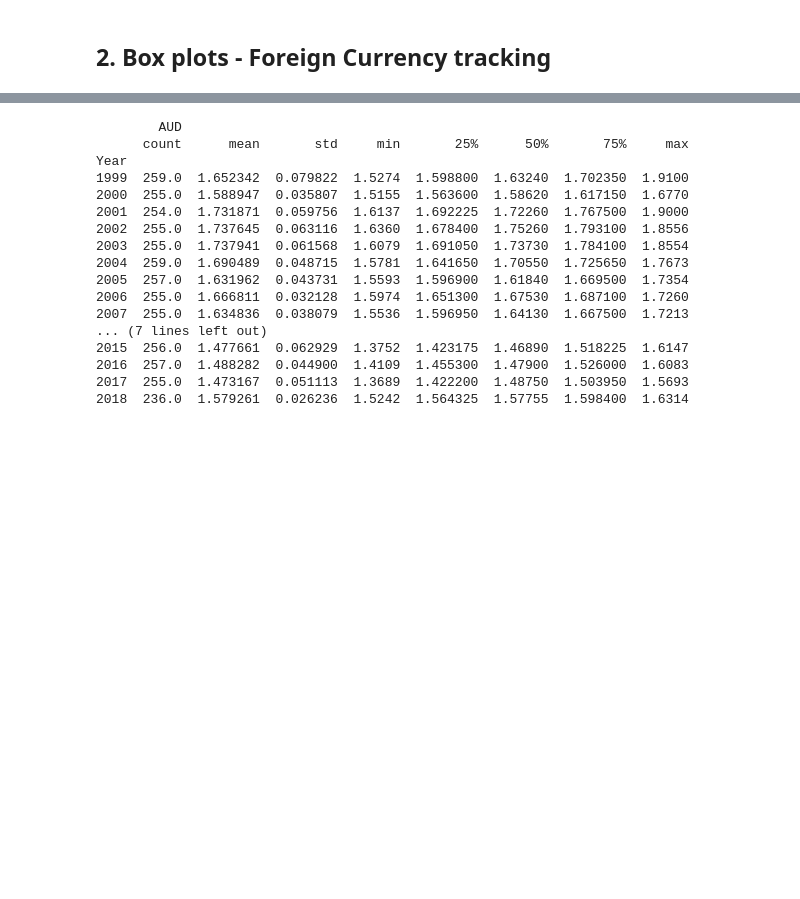
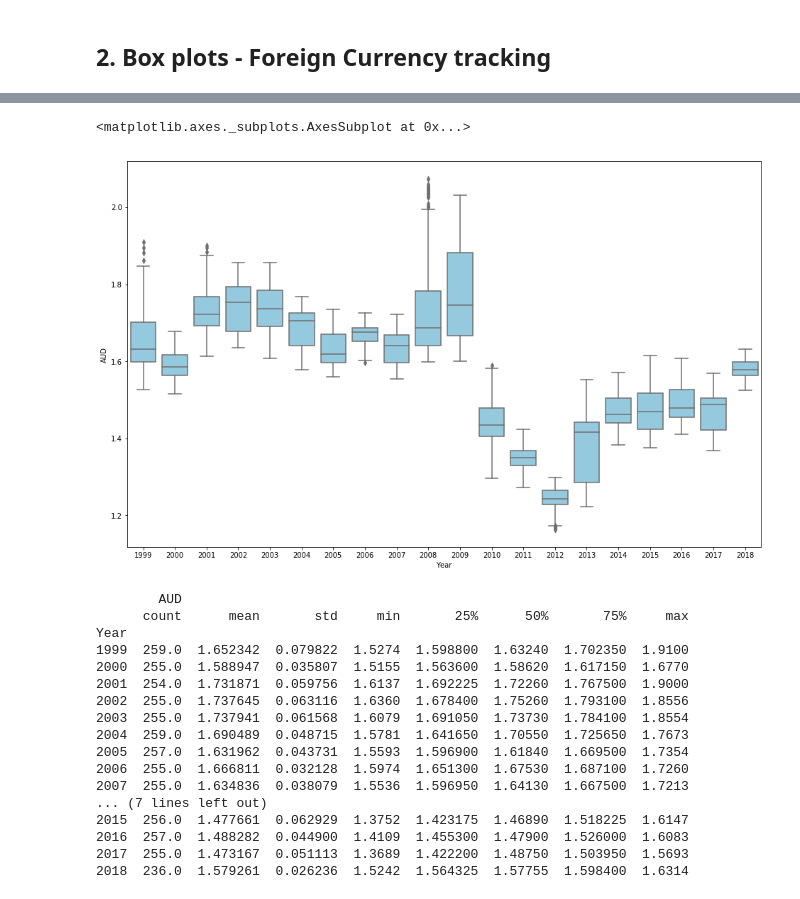
Before and after one commit to donalcarr/DC_Box-Plots, a Jupyter notebook: Assignment - Box Plots.ipynb, the cells around one changed output, grey strips where cells are left out. Cells and saved outputs as stored; diff of their text form; code cells hidden in the pictures; blank space fills up the shorter version.

```diff
--- a/Assignment - Box Plots.ipynb
+++ b/Assignment - Box Plots.ipynb
@@ -51,7 +33,3 @@ fx
 fx["YearDate"]= pa.to_datetime(fx["Date"])
 # %%
 fx['Year'] = pa.DatetimeIndex(fx['Date']).year
-# %%
-%matplotlib notebook
-ax = sns.boxplot(x="Year", y="AUD", data=fx,color="skyblue")
-plt.rcParams['figure.figsize']=(12,12)
@@ -61,3 +36,11 @@ plt.rcParams['figure.figsize']=(12,12)
+# %%
+fig = plt.gcf()
+fig.set_size_inches( 16, 10)
+sns.boxplot(x="Year", y="AUD", data=fx,color="skyblue")
+# hold shift and hit enter for interactive visulisation
+# %% [output]
+<matplotlib.axes._subplots.AxesSubplot at 0x...>
+[figure, added]
 # %%
 print (fx.groupby('Year').describe())
 # %% [output]
```
Also changed, not shown: parts of 10 cells of this notebook.
